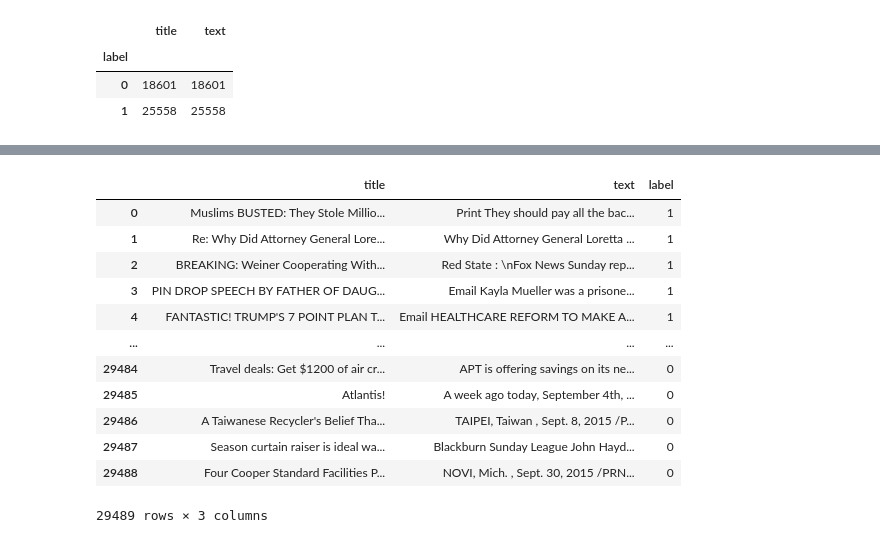
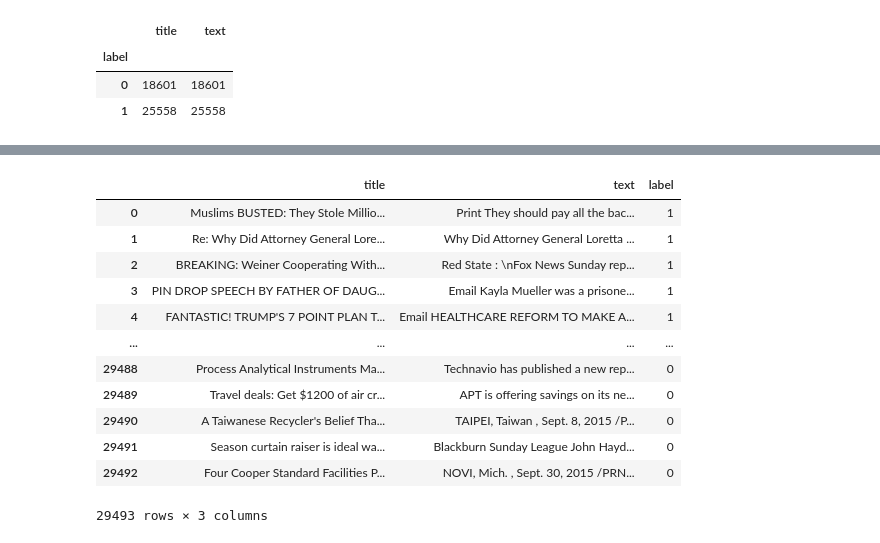
Before and after one commit to krystaldowling/MAST30034_Final_Project-, a Jupyter notebook: FinalProject_preprocessing.ipynb, the cells around one changed output, grey strips where cells are left out. Saved outputs shown, nothing was run; the diff lists cells and outputs as text; code cells hidden in the pictures.

```diff
--- a/FinalProject_preprocessing.ipynb
+++ b/FinalProject_preprocessing.ipynb
@@ -299,18 +310,18 @@ news_data.to_csv(r"/content/drive/My Drive/Data/news_data.csv", index = False, h
 # %%
 # Checking csv conversion worked correctly
-check = read_data(PATH + "news_data.csv")
+check = read_data(PATH + "final_preproccessed_data.csv")
 check
 # %% [output]
 |  | title | text | label |
 | 0 | Muslims BUSTED: They Stole Millio... | Print They should pay all the bac... | 1 |
 | 1 | Re: Why Did Attorney General Lore... | Why Did Attorney General Loretta ... | 1 |
 | 2 | BREAKING: Weiner Cooperating With... | Red State : \nFox News Sunday rep... | 1 |
 | 3 | PIN DROP SPEECH BY FATHER OF DAUG... | Email Kayla Mueller was a prisone... | 1 |
 | 4 | FANTASTIC! TRUMP'S 7 POINT PLAN T... | Email HEALTHCARE REFORM TO MAKE A... | 1 |
 | ... | ... | ... | ... |
-| 29484 | Travel deals: Get $1200 of air cr... | APT is offering savings on its ne... | 0 |
-| 29485 | Atlantis! | A week ago today, September 4th, ... | 0 |
-| 29486 | A Taiwanese Recycler's Belief Tha... | TAIPEI, Taiwan , Sept. 8, 2015 /P... | 0 |
-| 29487 | Season curtain raiser is ideal wa... | Blackburn Sunday League John Hayd... | 0 |
-| 29488 | Four Cooper Standard Facilities P... | NOVI, Mich. , Sept. 30, 2015 /PRN... | 0 |
+| 29488 | Process Analytical Instruments Ma... | Technavio has published a new rep... | 0 |
+| 29489 | Travel deals: Get $1200 of air cr... | APT is offering savings on its ne... | 0 |
+| 29490 | A Taiwanese Recycler's Belief Tha... | TAIPEI, Taiwan , Sept. 8, 2015 /P... | 0 |
+| 29491 | Season curtain raiser is ideal wa... | Blackburn Sunday League John Hayd... | 0 |
+| 29492 | Four Cooper Standard Facilities P... | NOVI, Mich. , Sept. 30, 2015 /PRN... | 0 |
-29489 rows × 3 columns
+29493 rows × 3 columns
```
Also changed, not shown: parts of 9 cells of this notebook.
